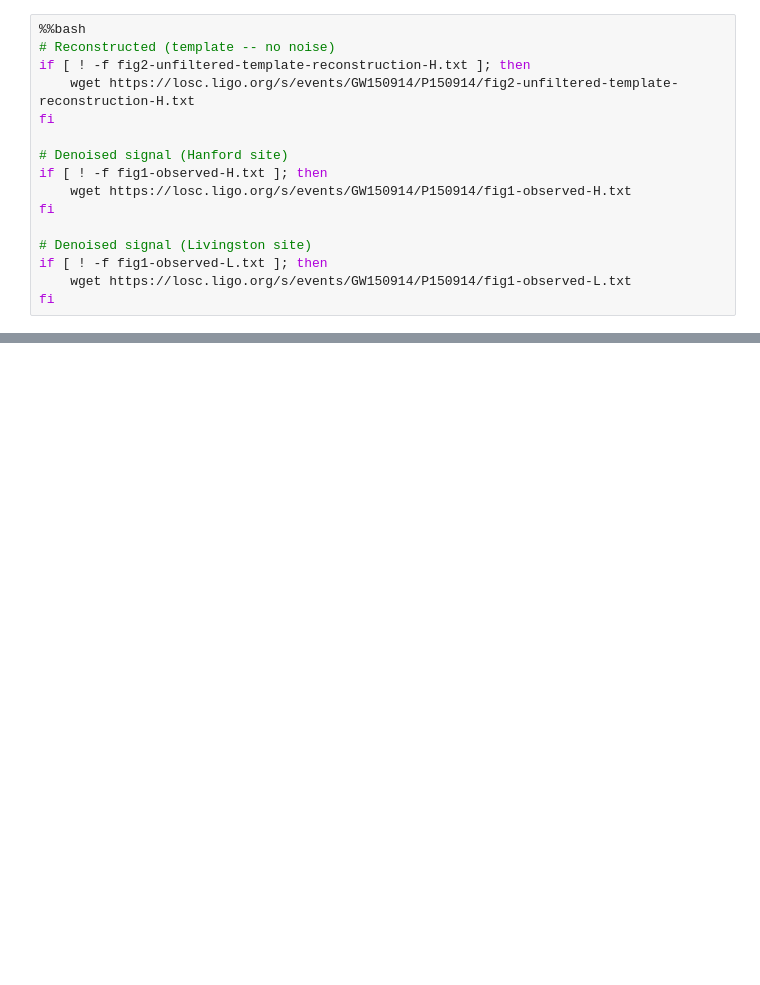
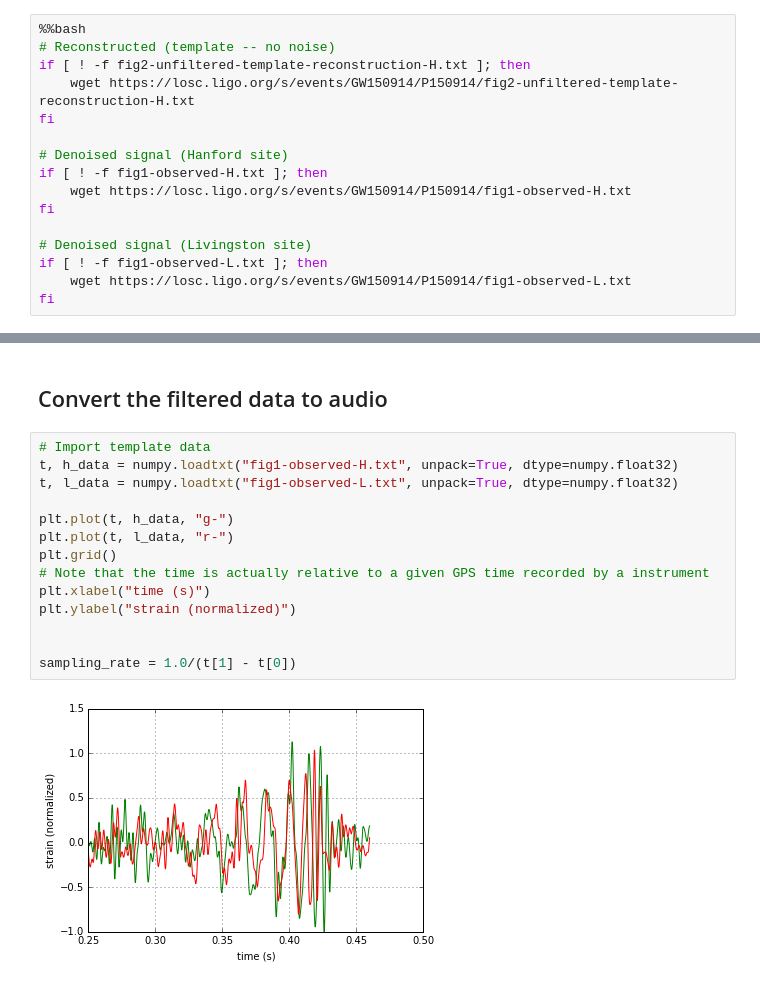
Before and after one commit to cpankow/lacc_da_tutorials, a Jupyter notebook: GW15094_sounds.ipynb, the cells around one changed output, grey strips where cells are left out. Cells and saved outputs as stored; diff of their text form; blank space fills up the shorter version.

```diff
--- a/GW15094_sounds.ipynb
+++ b/GW15094_sounds.ipynb
@@ -148,0 +226,18 @@ sys     0m0.017s
+# %% [markdown]
+## Convert the filtered data to audio
+# %%
+# Import template data
+t, h_data = numpy.loadtxt("fig1-observed-H.txt", unpack=True, dtype=numpy.float32)
+t, l_data = numpy.loadtxt("fig1-observed-L.txt", unpack=True, dtype=numpy.float32)
+
+plt.plot(t, h_data, "g-")
+plt.plot(t, l_data, "r-")
+plt.grid()
+# Note that the time is actually relative to a given GPS time recorded by a instrument
+plt.xlabel("time (s)")
+plt.ylabel("strain (normalized)")
+
+
+sampling_rate = 1.0/(t[1] - t[0])
+# %% [output]
+[figure, added]
```
Also changed, not shown: parts of 16 cells of this notebook.
